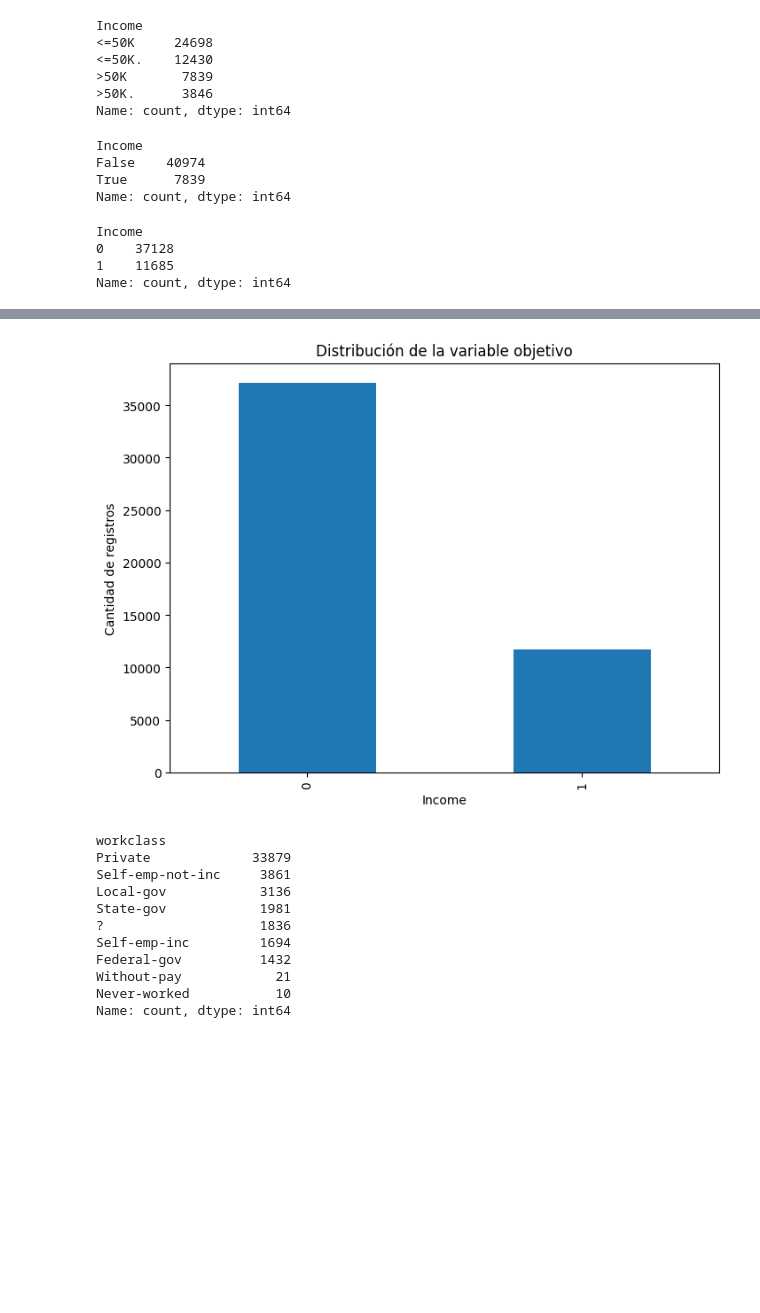
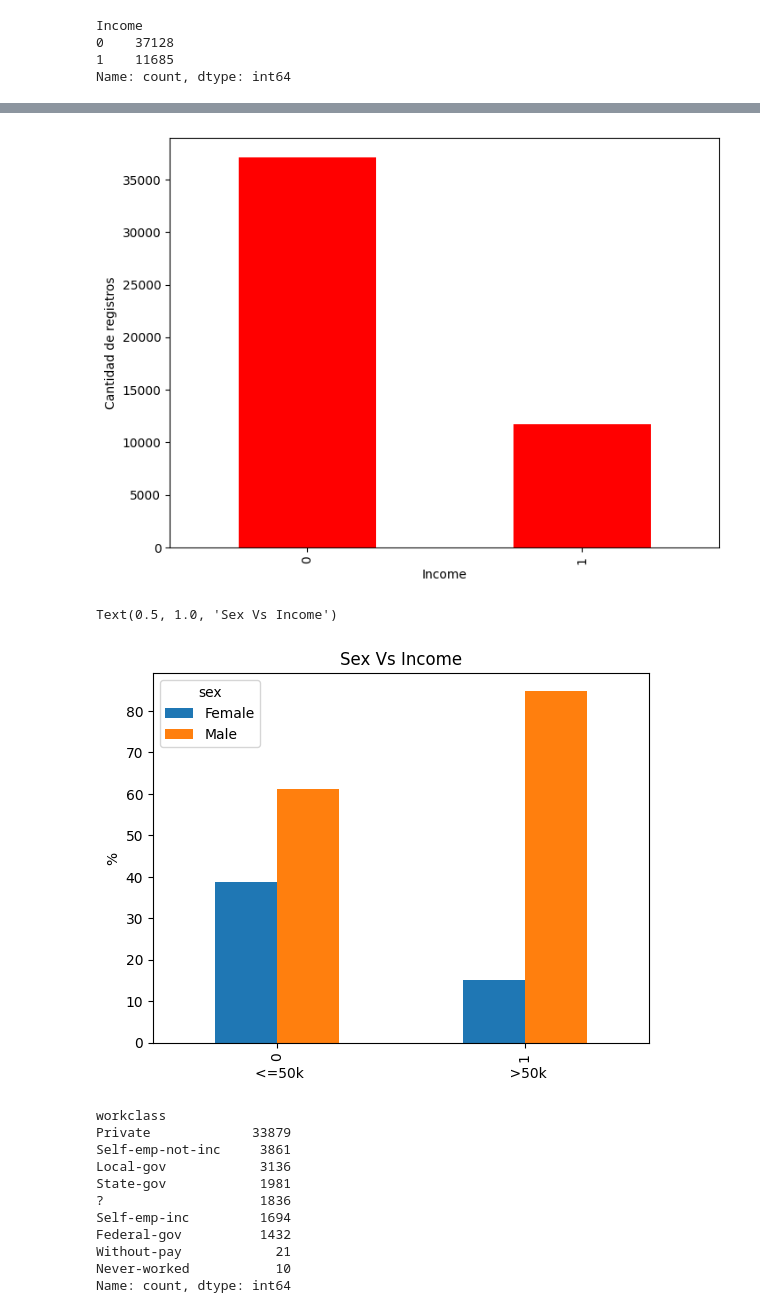
Before and after one commit to caljure/IncomeDataSet, a Jupyter notebook: modelo/4.Preprocesamiento_Entrenamiento.ipynb, the cells around one changed output, grey strips where cells are left out. Drawn from its saved outputs; the diff is of its cells as text; code cells hidden in the pictures; blank space fills up the shorter version.

```diff
--- a/modelo/4.Preprocesamiento_Entrenamiento.ipynb
+++ b/modelo/4.Preprocesamiento_Entrenamiento.ipynb
@@ -134,23 +95,3 @@ df
-# %%
-### Análisis de la variable objetivo
-
-# Distribución de la variable objetivo
-
-df['Income'].value_counts()
-# %% [output]
-Income
-<=50K     24698
-<=50K.    12430
->50K       7839
->50K.      3846
-Name: count, dtype: int64
-# %%
-(df['Income']=='>50K').value_counts()
-# %% [output]
-Income
-False    40974
-True      7839
-Name: count, dtype: int64
 # %%
 ### Arreglo de la variable objetivo
 
@@ -194,16 +131,25 @@ df.describe(include='object')
 # %%
 ### Visualización de la variable objetivo
 
 # Gráfico de barras de la variable objetivo
 
 plt.figure(figsize=(8, 6))
-plt.title('Distribución de la variable objetivo')
+
 plt.xlabel('Ingresos')
 plt.ylabel('Cantidad de registros')
-df['Income'].value_counts().plot(kind='bar')
+df['Income'].value_counts().plot(kind='bar', color ="red")
 plt.show()
 # %% [output]
-[figure, old version]
+[figure, new version]
+# %%
+table_income_sex = pd.crosstab(df['Income'], df['sex'], normalize='index')*100.
+table_income_sex.plot(kind='bar')
+plt.ylabel("%")
+plt.xlabel("<=50k                                               >50k")
+plt.title("Sex Vs Income")
+# %% [output]
+Text(0.5, 1.0, 'Sex Vs Income')
+[figure, added]
 # %%
 ### tratamiento de variables
 
```
Also changed, not shown: parts of 26 cells of this notebook, 6 other files.
